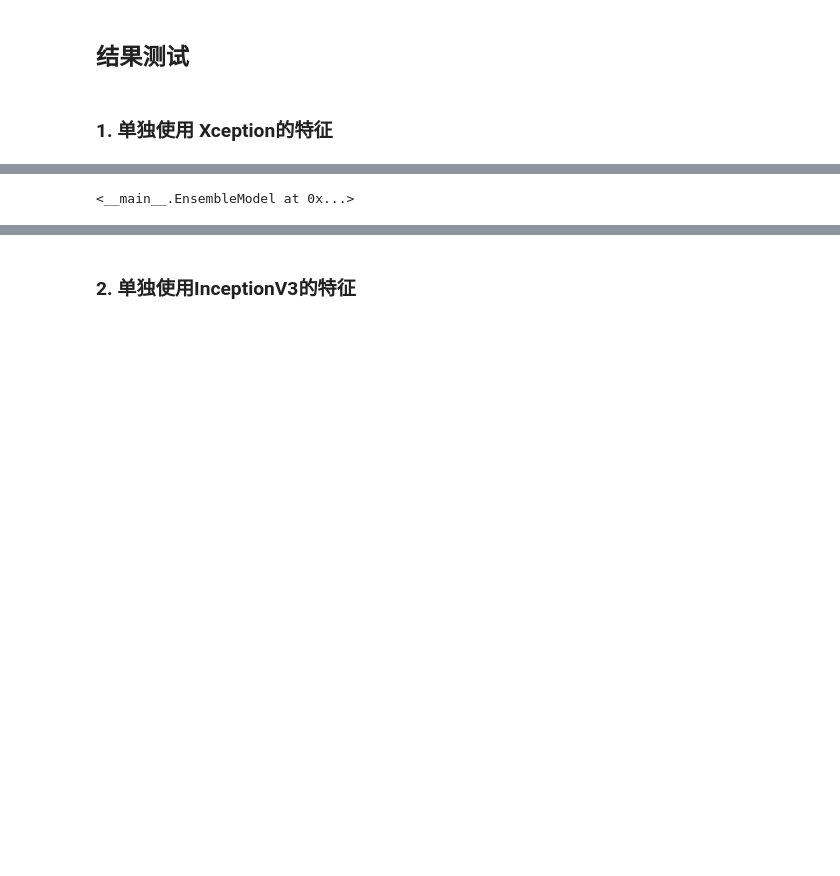
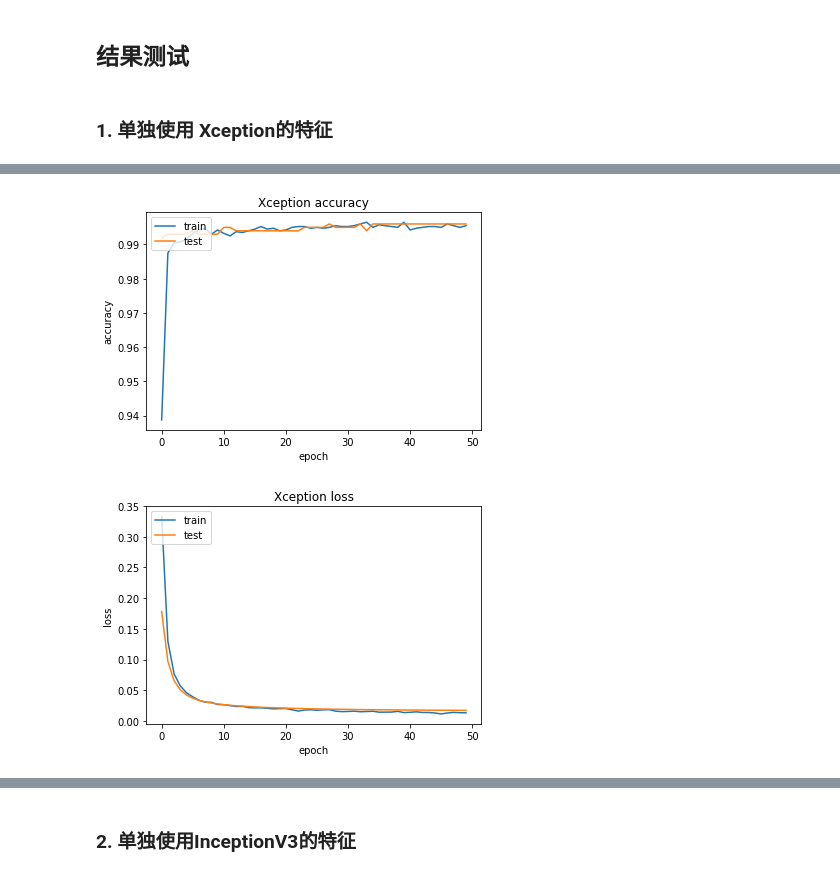
Before and after one commit to ohswift/mlnd-capstone, a Jupyter notebook: project-final.ipynb, the cells around one changed output, grey strips where cells are left out. Saved outputs shown, nothing was run; the diff lists cells and outputs as text; code cells hidden in the pictures; blank space fills up the shorter version.

```diff
--- a/project-final.ipynb
+++ b/project-final.ipynb
@@ -419,6 +324,8 @@ Found 12500 images belonging to 1 classes.
 > 用InceptionResNetV2生成5000+12500图片的特征，在p2.xlarge上耗时 15 分钟。
 # %% [markdown]
 ### 5. 加载各个模型的feature并合并
+# %%
+H5_DIR='h5-bak/'
 # %%
 import h5py
 
@@ -539,18 +446,46 @@ Epoch 18/50
 # %% [markdown]
 ## 结果测试
 # %%
+from sklearn.model_selection import train_test_split
+import matplotlib.pyplot as plt
+
+
 def test_model(models):
     X_train, y_train, X_test = load_features(models=models)
     np.random.seed(2018)
     X_train, y_train = shuffle(X_train, y_train)
     X_train, X_val, y_train, y_val = train_test_split(X_train, y_train, test_size=0.2)
     myModel = EnsembleModel(dropout_p=0.5, batch_size=32, input_shape=(X_train.shape[1],))
-    myModel.fit(X_train, y_train, X_val, y_val, epochs=50)
+    historys = myModel.fit(X_train, y_train, X_val, y_val, epochs=50)
+
+    name = ""
+    if len(models)>=2:
+        name = 'Ensemble'
+    else:
+        name = models[0][:-3]
+    # summarize history for accuracy
+    plt.plot(historys['acc'])
+    plt.plot(historys['val_acc'])
+    plt.title('{} accuracy'.format(name))
+    plt.ylabel('accuracy')
+    plt.xlabel('epoch')
+    plt.legend(['train', 'test'], loc='upper left')
+    plt.show()
+
+    # summarize history for loss
+    plt.plot(historys['loss'])
+    plt.plot(historys['val_loss'])
+    plt.title('{} loss'.format(name))
+    plt.ylabel('loss')
+    plt.xlabel('epoch')
+    plt.legend(['train', 'test'], loc='upper left')
+    plt.show()
+
     return myModel
 # %% [markdown]
 ### 1. 单独使用 Xception的特征
 # %%
-test_model(['Xception.h5'])
+myModel, historys = test_model(['Xception.h5'])
 # %% [output]
 Train on 4000 samples, validate on 1000 samples
 Epoch 1/50
@@ -572 +507,2 @@ Epoch 50/50
-<__main__.EnsembleModel at 0x...>
+[figure, added]
+[figure, added]
```
Also changed, not shown: parts of 46 cells of this notebook, 25 other files.
